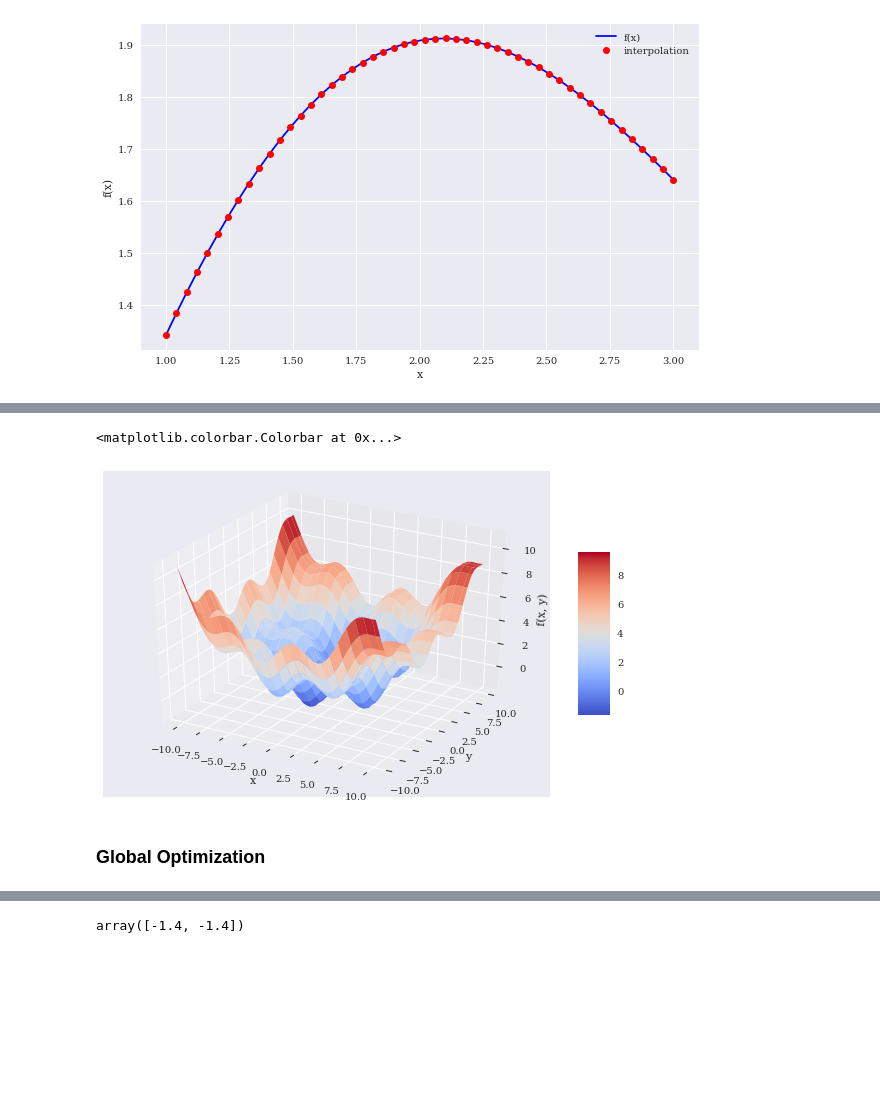
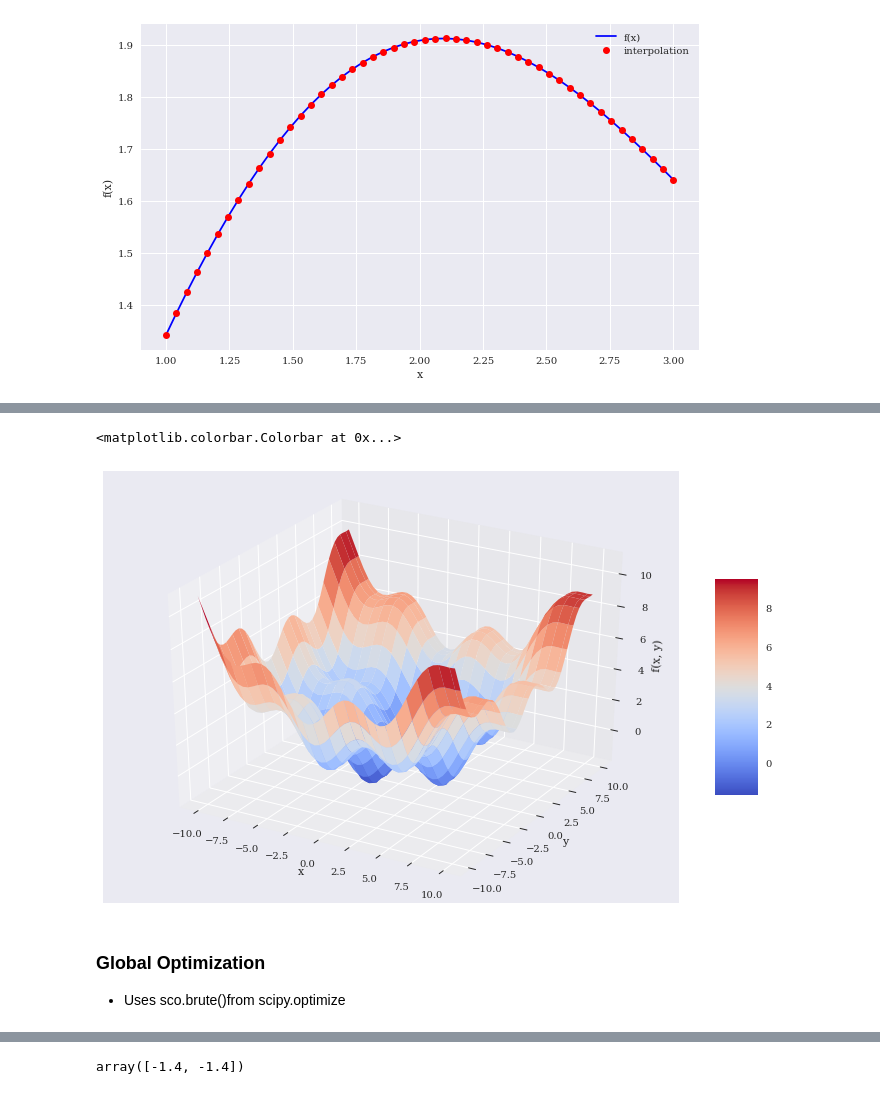
Before and after one commit to Jeffery12138/py4fi, a Jupyter notebook: code/ch11/11_math_tools.ipynb, the cells around one changed output, grey strips where cells are left out. Drawn from its saved outputs; the diff is of its cells as text; code cells hidden in the pictures; blank space fills up the shorter version.

```diff
--- a/code/ch11/11_math_tools.ipynb
+++ b/code/ch11/11_math_tools.ipynb
@@ -451,19 +475,23 @@ Z = fm((X, Y))
 # %%
 fig = plt.figure(figsize=(10, 6))
-ax = fig.gca(projection='3d')
+# ax = fig.gca(projection='3d')
+# ax = fig.gca()
+# ax = plt.axes(projection='3d')
+ax = mpl_toolkits.mplot3d.Axes3D(fig)
 surf = ax.plot_surface(X, Y, Z, rstride=2, cstride=2,
                        cmap='coolwarm', linewidth=0.5,
                        antialiased=True)
 ax.set_xlabel('x')
 ax.set_ylabel('y')
 ax.set_zlabel('f(x, y)')
 fig.colorbar(surf, shrink=0.5, aspect=5)
 # plt.savefig('../../images/ch11/math_14.png');
 # %% [output]
 <matplotlib.colorbar.Colorbar at 0x...>
-[figure, old version]
+[figure, new version]
 # %% [markdown]
 ### Global Optimization
+* Uses sco.brute()from scipy.optimize
 # %%
 import scipy.optimize as sco
 # %%
```
Also changed, not shown: parts of 12 cells of this notebook.
